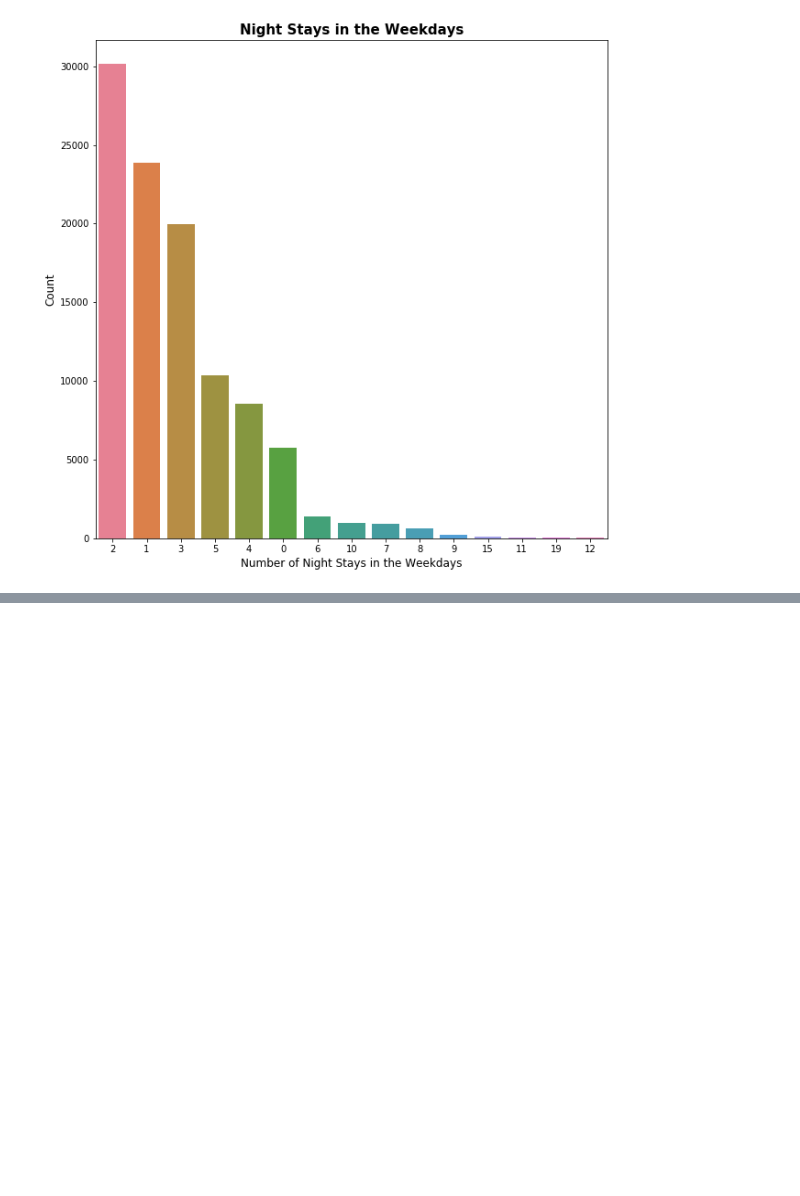
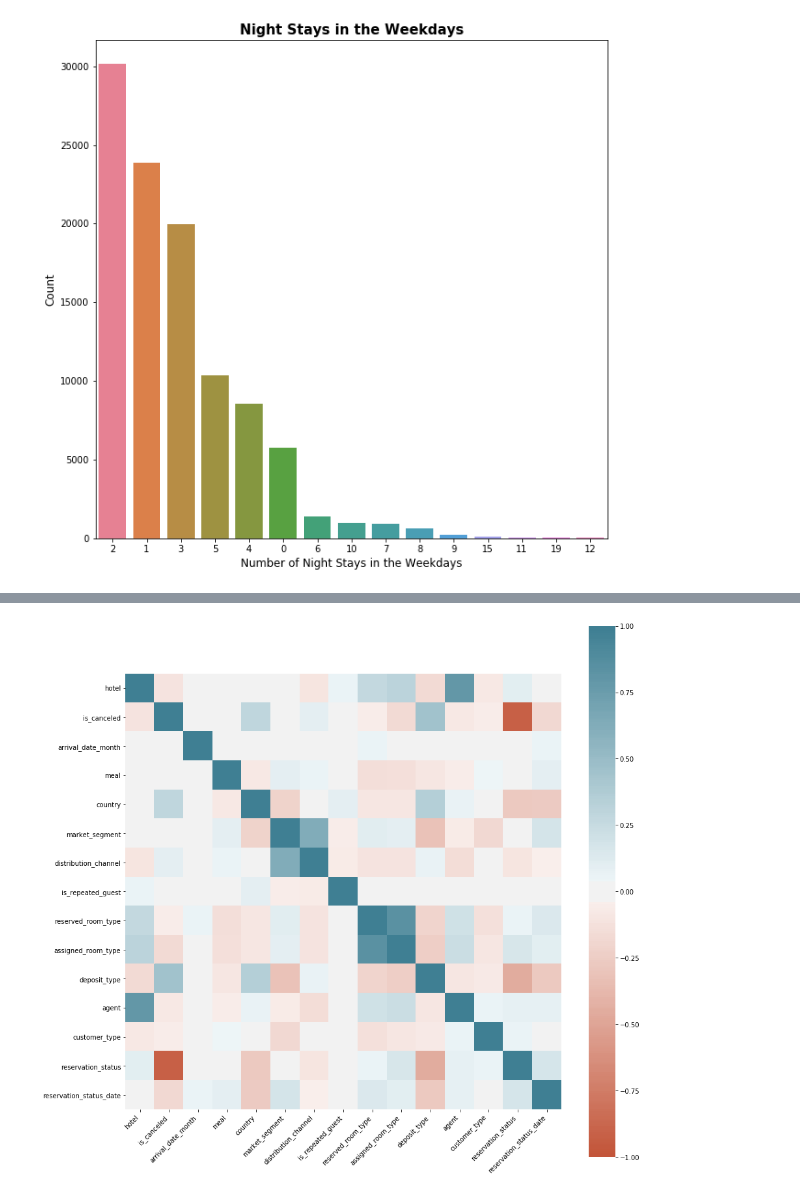
Before and after one commit to ngocknguyen/Hotel-Booking-Demand-Project, a Jupyter notebook: Hotel_Booking.ipynb, the cells around one changed output, grey strips where cells are left out. Saved outputs shown, nothing was run; the diff lists cells and outputs as text; code cells hidden in the pictures; blank space fills up the shorter version.

```diff
--- a/Hotel_Booking.ipynb
+++ b/Hotel_Booking.ipynb
@@ -204,0 +233,26 @@ Text(0, 0.5, 'Count')
+# %%
+hotel_corr = hotel.copy()
+# %%
+le = LabelEncoder()
+# %%
+hotel_corr['meal'] = le.fit_transform(hotel_corr['meal'])
+hotel_corr['hotel'] = le.fit_transform(hotel_corr['hotel'])
+hotel_corr['country'] = le.fit_transform(hotel_corr['country'])
+hotel_corr['arrival_date_month'] = le.fit_transform(hotel_corr['arrival_date_month'])
+hotel_corr['is_repeated_guest'] = le.fit_transform(hotel_corr['is_repeated_guest'])
+hotel_corr['deposit_type'] = le.fit_transform(hotel_corr['deposit_type'])
+hotel_corr['distribution_channel'] = le.fit_transform(hotel_corr['distribution_channel'])
+hotel_corr['reserved_room_type'] = le.fit_transform(hotel_corr['reserved_room_type'])
+hotel_corr['assigned_room_type'] = le.fit_transform(hotel_corr['assigned_room_type'])
+hotel_corr['agent'] = le.fit_transform(hotel_corr['agent'])
+hotel_corr['customer_type'] = le.fit_transform(hotel_corr['customer_type'])
+hotel_corr['reservation_status'] = le.fit_transform(hotel_corr['reservation_status'])
+hotel_corr['reservation_status_date'] = le.fit_transform(hotel_corr['reservation_status_date'])
+hotel_corr['market_segment'] = le.fit_transform(hotel_corr['market_segment'])
+# %%
+hotel_data_categorical = hotel_corr[['hotel','is_canceled','arrival_date_month','meal',
+                                     'country','market_segment','distribution_channel',
+                                     'is_repeated_guest', 'reserved_room_type',
+                                     'assigned_room_type','deposit_type','agent',
+                                     'customer_type','reservation_status','reservation_status_date']]
+hotel_data_categorical.info()
@@ -204,0 +277,16 @@ Text(0, 0.5, 'Count')
+# %%
+plt.figure(figsize=(15,15))
+corr_categorical=hotel_data_categorical.corr()
+ax1 = sns.heatmap(
+    corr_categorical,
+    vmin=-1, vmax=1, center=0,
+    cmap=sns.diverging_palette(20, 220, n=200),
+    square=True
+)
+ax1.set_xticklabels(
+    ax1.get_xticklabels(),
+    rotation=45,
+    horizontalalignment='right'
+);
+# %% [output]
+[figure, added]
```
Also changed, not shown: parts of 13 cells of this notebook.
